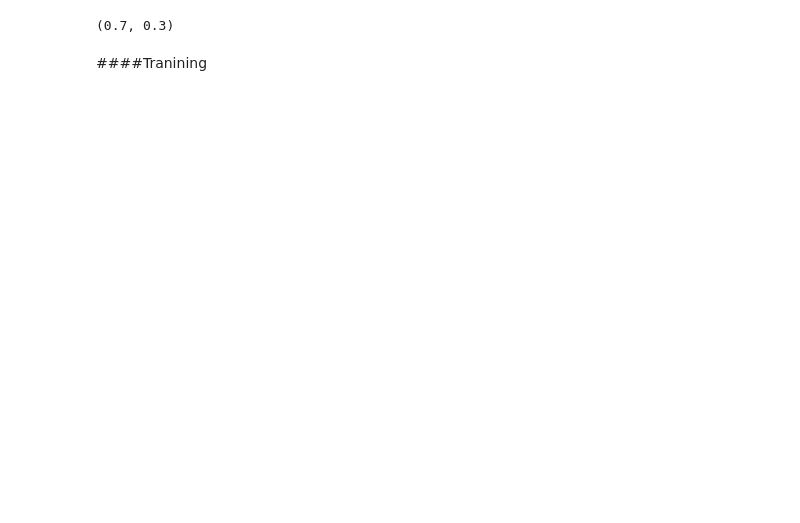
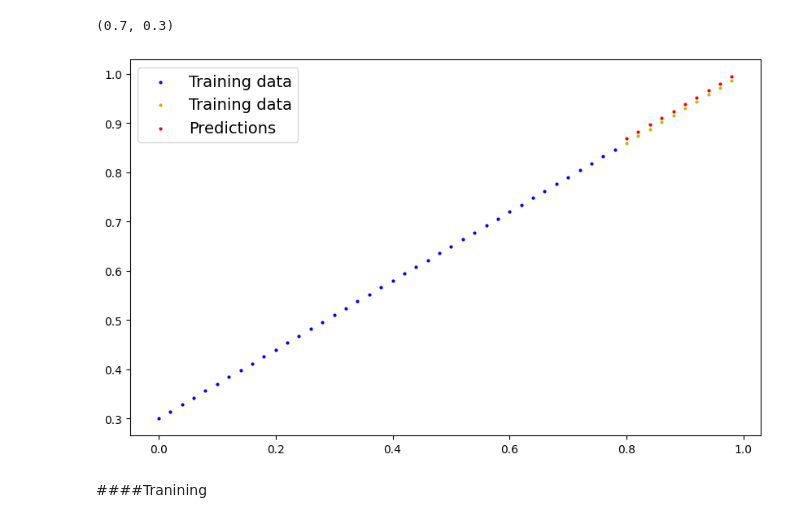
Before and after one commit to DinalAdithya/Learning-PYTorch, a Jupyter notebook: PyTorch_Workflow.ipynb, the cells around one changed output. Drawn from its saved outputs; the diff is of its cells as text; code cells hidden in the pictures; blank space fills up the shorter version.

```diff
--- a/PyTorch_Workflow.ipynb
+++ b/PyTorch_Workflow.ipynb
@@ -314,6 +357,13 @@ OrderedDict([('weights', tensor([0.3601])), ('bias', tensor([0.1888]))])
 weight, bias
 # %% [output]
 (0.7, 0.3)
+# %%
+with torch.inference_mode():
+  y_preds_new = model_0(x_test)
+# %%
+plot_predictions(prediction = y_preds_new)
+# %% [output]
+[figure, added]
 # %% [markdown]
 ####Tranining
 # %%
```
Also changed, not shown: parts of 17 cells of this notebook.
